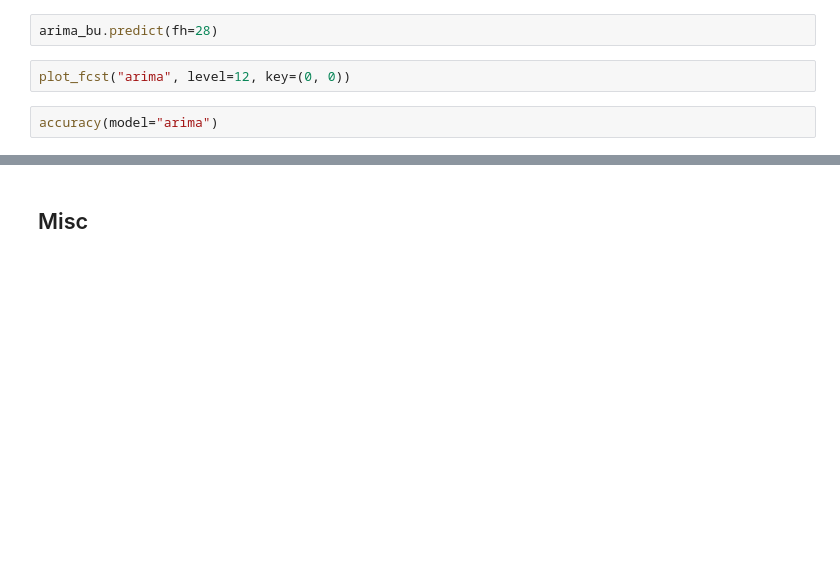
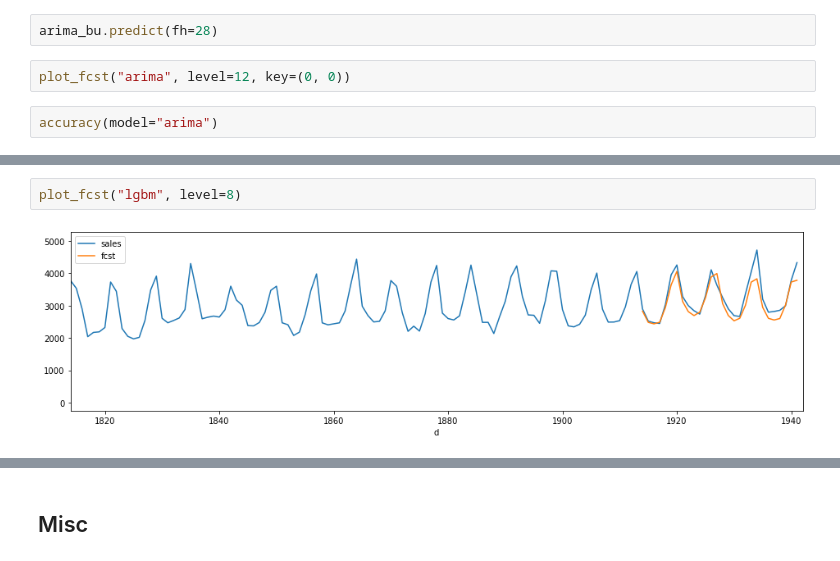
Before and after one commit to coldwhitewinters/m5-forecasting, a Jupyter notebook: notebooks/main2.ipynb, the cells around one changed output, grey strips where cells are left out. Cells and saved outputs as stored; diff of their text form; blank space fills up the shorter version.

Commit message:
LGBM bottom up.

```diff
--- a/notebooks/main2.ipynb
+++ b/notebooks/main2.ipynb
@@ -85,0 +187,4 @@ accuracy(model="arima")
+# %%
+plot_fcst("lgbm", level=8)
+# %% [output]
+[figure, added]
```
Also changed, not shown: parts of 13 cells of this notebook, 8 other files.
